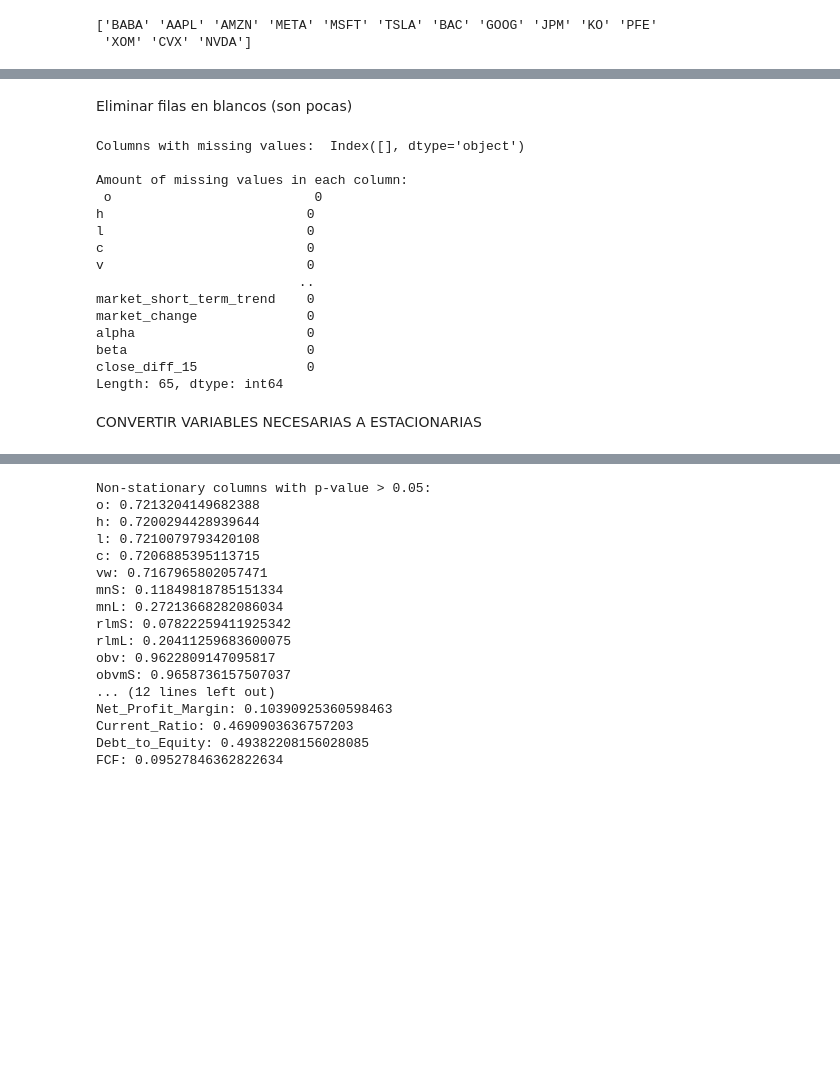
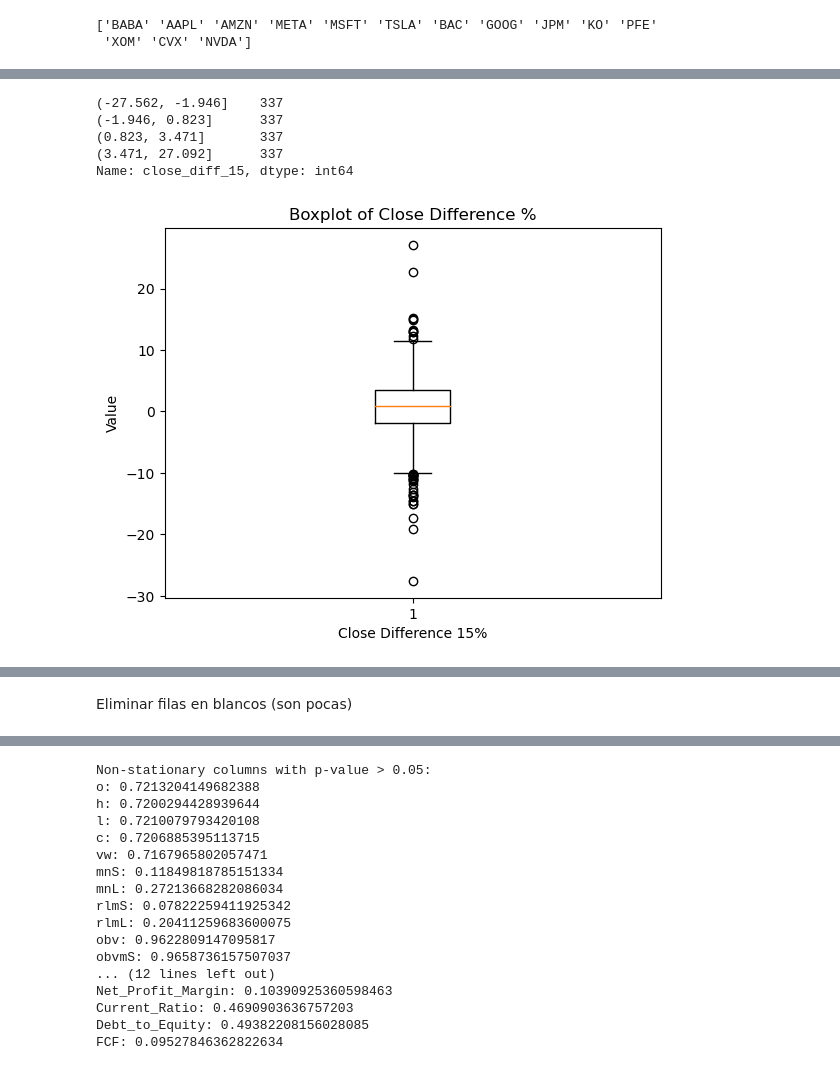
Before and after one commit to MSaula/ProjectVGM, a Jupyter notebook: EDA_Notebooks/DL Reg y Clas/Modelo 5 DL LSTM Regresión Variación.ipynb, the cells around one changed output, grey strips where cells are left out. Drawn from its saved outputs; the diff is of its cells as text; code cells hidden in the pictures; blank space fills up the shorter version.

```diff
--- a/EDA_Notebooks/DL Reg y Clas/Modelo 5 DL LSTM Regresión Variación.ipynb
+++ b/EDA_Notebooks/DL Reg y Clas/Modelo 5 DL LSTM Regresión Variación.ipynb
@@ -145 +137,26 @@ Minimum time index: 2018-04-02 08:00:00
+# %%
+quartiles = pd.qcut(df_daily['close_diff_15'], 4)
+
+# Count the frequency of each quartile using the value_counts() method
+freq_per_quartile = quartiles.value_counts()
+
+print(freq_per_quartile)
+# %% [output]
+(-27.562, -1.946]    337
+(-1.946, 0.823]      337
+(0.823, 3.471]       337
+(3.471, 27.092]      337
+Name: close_diff_15, dtype: int64
+# %%
+
+# Create a boxplot of the 'close_diff_15' column using Matplotlib
+plt.boxplot(df_daily['close_diff_15'])
+
+plt.title('Boxplot of Close Difference %')
+plt.xlabel('Close Difference 15%')
+plt.ylabel('Value')
+
+plt.show()
+# %% [output]
+[figure, added]
 # %%
@@ -158,27 +176,3 @@ blank_rows
 Eliminar filas en blancos (son pocas)
 # %%
 df_daily = df_daily.dropna() # Se eliminan días sin datos
-# %%
-null_columns = df_daily.columns[df_daily.isnull().any()]
-print("Columns with missing values: ", null_columns)
-
-null_counts = df_daily.isnull().sum()
-print("\nAmount of missing values in each column:\n", null_counts)
-# %% [output]
-Columns with missing values:  Index([], dtype='object')
-
-Amount of missing values in each column:
- o                          0
-h                          0
-l                          0
-c                          0
-v                          0
-                          ..
-market_short_term_trend    0
-market_change              0
-alpha                      0
-beta                       0
-close_diff_15              0
-Length: 65, dtype: int64
-# %% [markdown]
-CONVERTIR VARIABLES NECESARIAS A ESTACIONARIAS
```
Also changed, not shown: parts of 121 cells of this notebook, 1 other file.
